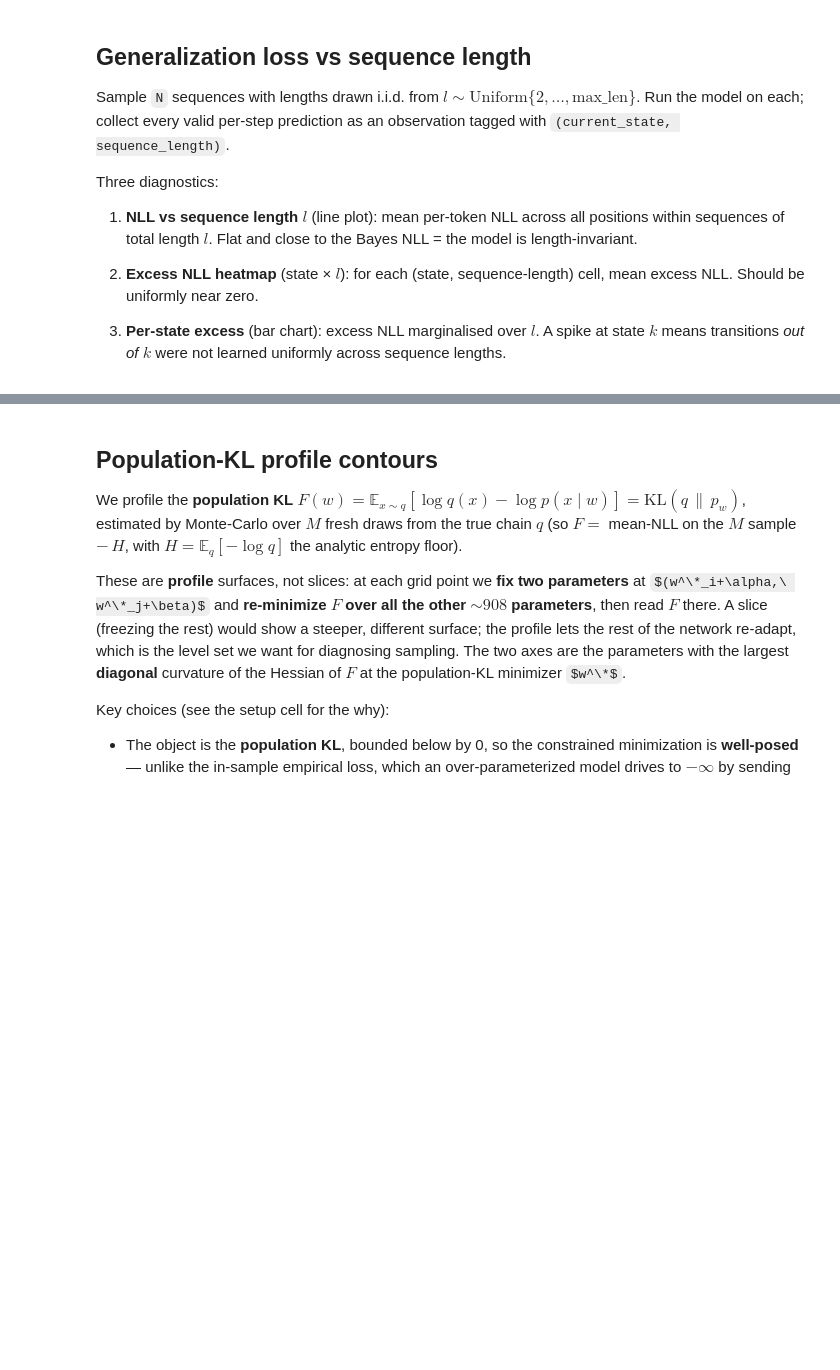
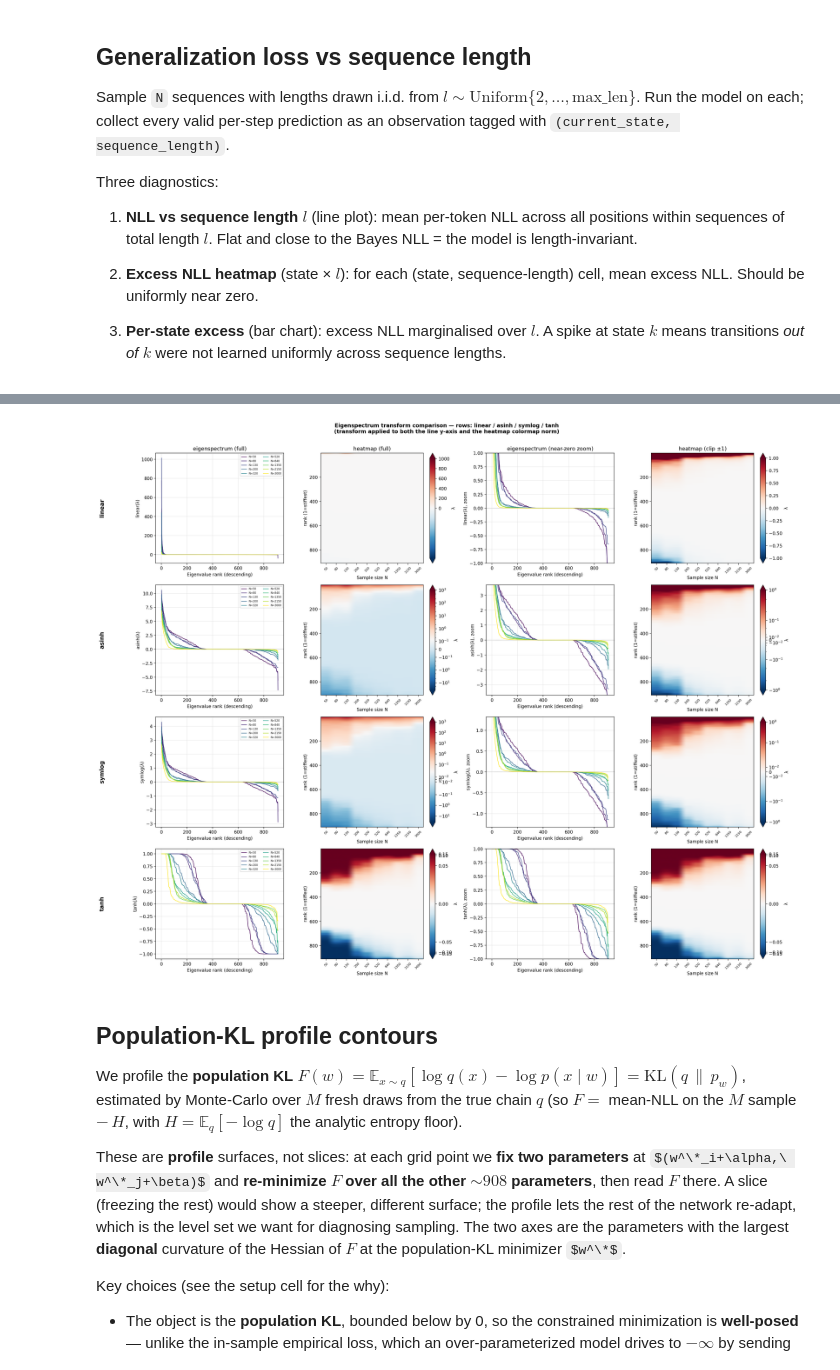
Before and after one commit to RealAshrafAhmed/slt-deep, a Jupyter notebook: projects/markov-chain-learning/experiments/single-chain/notebooks/05_analysis.ipynb, the cells around one changed output, grey strips where cells are left out. Saved outputs shown, nothing was run; the diff lists cells and outputs as text; code cells hidden in the pictures; some formulas as TeX source; blank space fills up the shorter version.

```diff
--- a/projects/markov-chain-learning/experiments/single-chain/notebooks/05_analysis.ipynb
+++ b/projects/markov-chain-learning/experiments/single-chain/notebooks/05_analysis.ipynb
@@ -566,3 +531,98 @@ plt.show()
+# %%
+# ── Transform comparison: how each colormap/axis transform renders the spectrum ──
+# Rows = transforms (linear, asinh, symlog, tanh). Columns:
+#   (1) eigenspectrum λ-vs-rank, transform applied to the Y-AXIS, full range
+#   (2) heatmap (N × rank) with the matching colormap NORM, full range
+#   (3) same spectrum, ZOOMED to the near-zero band (in transformed units)
+#   (4) heatmap with the norm CLIPPED to the near-zero band
+# The transform is applied to BOTH the line y-axis and the heatmap norm, so each row is
+# one coherent "lens". Goal: see how each transform trades off near-zero/saddle detail
+# (the degeneracy story) against the stiff-tail magnitude.
+from matplotlib.colors import TwoSlopeNorm, AsinhNorm, SymLogNorm, FuncNorm
+
+S = 0.05          # linear width / linthresh for asinh, symlog, tanh
+ZW = 1.0          # near-zero zoom half-window, in RAW λ units
+_eig = eig_sorted.numpy()            # (n_N, d), sorted descending (from the cell above)
+_eigT = _eig.T                       # (d, n_N): rows=rank, cols=N
+_lo, _hi = float(_eig.min()), float(_eig.max())
+_ranks = np.arange(1, _eig.shape[1] + 1)
+_hext = [-0.5, len(Ns) - 0.5, _eigT.shape[0], 1]  # origin="upper": rank 1 (stiffest) at top
+_cmapN = plt.cm.viridis(np.linspace(0, 1, len(Ns)))
+
+
+def _tanh_norm(vmin, vmax, s=S):
+    return FuncNorm(
+        (lambda v: np.tanh(v / s), lambda u: s * np.arctanh(np.clip(u, -0.999, 0.999))),
+        vmin=vmin, vmax=vmax,
+    )
+
+
+# Per-transform: (name, forward fn for line y-axis, full heatmap norm, zoom heatmap norm).
+TRANSFORMS = [
+    ("linear", lambda v: v,
+     TwoSlopeNorm(vmin=min(_lo, -1e-6), vcenter=0.0, vmax=_hi),
+     TwoSlopeNorm(vmin=-ZW, vcenter=0.0, vmax=ZW)),
+    ("asinh", lambda v: np.arcsinh(v / S),
+     AsinhNorm(linear_width=S, vmin=_lo, vmax=_hi),
+     AsinhNorm(linear_width=S, vmin=-ZW, vmax=ZW)),
+    ("symlog", lambda v: np.sign(v) * np.log10(1 + np.abs(v) / S),
+     SymLogNorm(linthresh=S, vmin=_lo, vmax=_hi, base=10),
+     SymLogNorm(linthresh=S, vmin=-ZW, vmax=ZW, base=10)),
+    ("tanh", lambda v: np.tanh(v / S),
+     _tanh_norm(_lo, _hi),
+     _tanh_norm(-ZW, ZW)),
+]
+
+fig, axes = plt.subplots(len(TRANSFORMS), 4, figsize=(22, 4.4 * len(TRANSFORMS)))
+
+for ri, (name, fwd, norm_full, norm_zoom) in enumerate(TRANSFORMS):
+    ax_sp, ax_hm, ax_spz, ax_hmz = axes[ri]
+
+    # Cols 1 & 3 — λ-vs-rank, transform on the y-axis (full + near-zero zoom).
+    for i, N in enumerate(Ns):
+        yv = fwd(_eig[i])
+        ax_sp.plot(_ranks, yv, color=_cmapN[i], lw=1.1, label=f"N={N}")
+        ax_spz.plot(_ranks, yv, color=_cmapN[i], lw=1.1)
+    zlim = fwd(np.array([-ZW, ZW]))
+    for a in (ax_sp, ax_spz):
+        a.axhline(float(fwd(np.array([0.0]))[0]), color="gray", lw=0.8, ls=":")
+        a.set_xlabel("Eigenvalue rank (descending)")
+        a.grid(True, alpha=0.3)
+    ax_sp.set_ylabel(f"{name}(λ)")
+    ax_spz.set_ylabel(f"{name}(λ), zoom")
+    ax_spz.set_ylim(float(min(zlim)), float(max(zlim)))
+    ax_sp.legend(fontsize=6, ncol=2)
+
+    # Cols 2 & 4 — heatmaps (raw λ data; transform via the colormap norm), full + clip.
+    im = ax_hm.imshow(_eigT, aspect="auto", cmap="RdBu_r", origin="upper",
+                      norm=norm_full, extent=_hext)
+    imz = ax_hmz.imshow(_eigT, aspect="auto", cmap="RdBu_r", origin="upper",
+                        norm=norm_zoom, extent=_hext)
+    for a, im_ in ((ax_hm, im), (ax_hmz, imz)):
+        a.set_xticks(range(len(Ns)))
+        a.set_xticklabels(Ns, rotation=45, fontsize=7)
+        a.set_xlabel("Sample size N")
+        a.set_ylabel("rank (1=stiffest)")
+        fig.colorbar(im_, ax=a, label="λ", extend="both")
+
+    if ri == 0:
+        ax_sp.set_title("eigenspectrum (full)")
+        ax_hm.set_title("heatmap (full)")
+        ax_spz.set_title("eigenspectrum (near-zero zoom)")
+        ax_hmz.set_title(f"heatmap (clip ±{ZW:g})")
+
+    ax_sp.text(-0.42, 0.5, name, transform=ax_sp.transAxes, rotation=90,
+               va="center", ha="center", fontsize=13, fontweight="bold")
+
+fig.suptitle(
+    "Eigenspectrum transform comparison — rows: linear / asinh / symlog / tanh\n"
+    "(transform applied to both the line y-axis and the heatmap colormap norm)",
+    fontweight="bold", y=1.002,
+)
+plt.tight_layout()
+plt.show()
+# %% [output]
+[figure, added]
 # %% [markdown]
 ## Population-KL profile contours
 
```
Also changed, not shown: parts of 12 cells of this notebook, 14 other files.
